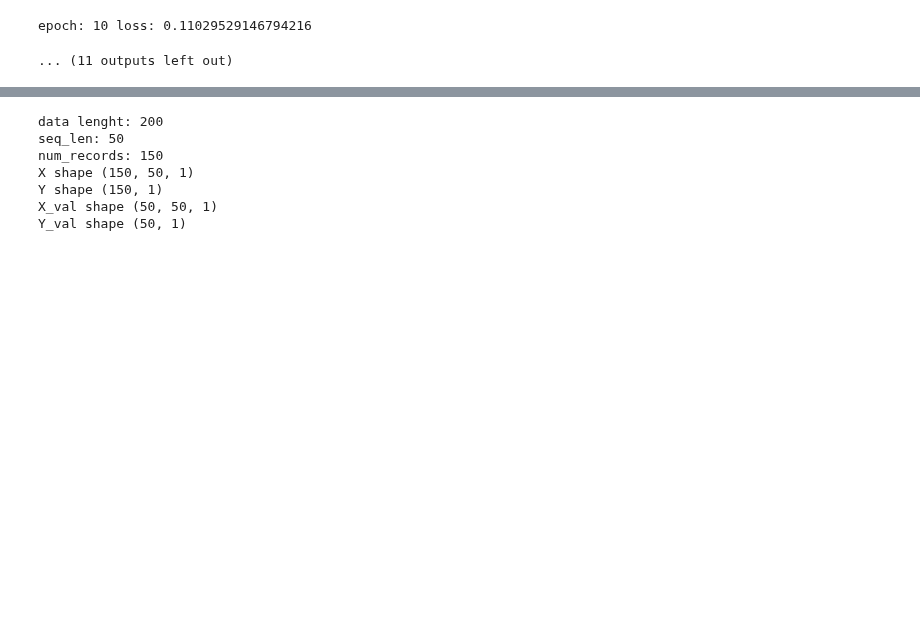
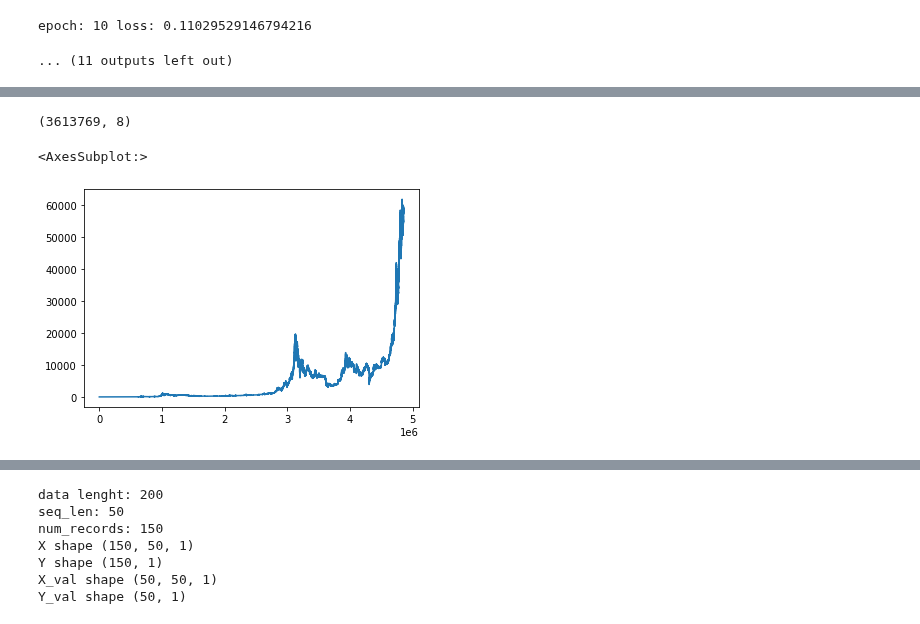
Before and after one commit to Locchuong96/machine-learning, a Jupyter notebook: Courses/GRU-LSTM.ipynb, the cells around one changed output, grey strips where cells are left out. Saved outputs shown, nothing was run; the diff lists cells and outputs as text; code cells hidden in the pictures; blank space fills up the shorter version.

```diff
--- a/Courses/GRU-LSTM.ipynb
+++ b/Courses/GRU-LSTM.ipynb
@@ -1065,0 +1103,6 @@ epoch: 10 loss: 0.11029529146794216
+# %%
+# load dataset
+df =pd.read_csv('./bitstampUSD_1-min_data_2012-01-01_to_2021-03-31.csv')
+print(df.shape)
+# view your dataframe
+df.head()
@@ -1065,0 +1117,12 @@ epoch: 10 loss: 0.11029529146794216
+# %%
+# drop nall
+df = df.dropna()
+print(df.shape)
+# %% [output]
+(3613769, 8)
+# %%
+df['price'] = (df['High'] + df['Low'])/2
+df['price'].plot()
+# %% [output]
+<AxesSubplot:>
+[figure, added]
```
Also changed, not shown: parts of 48 cells of this notebook.
